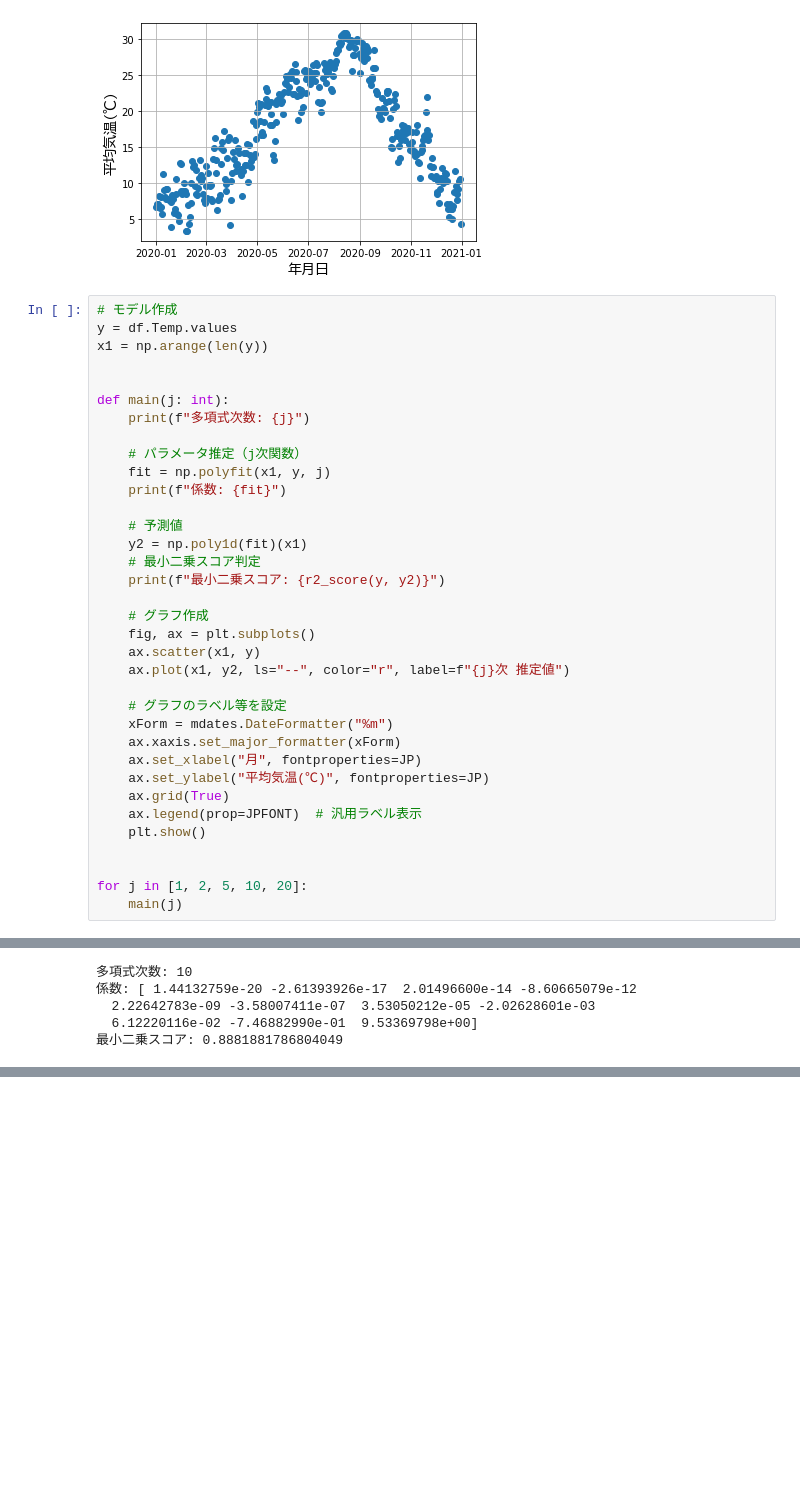
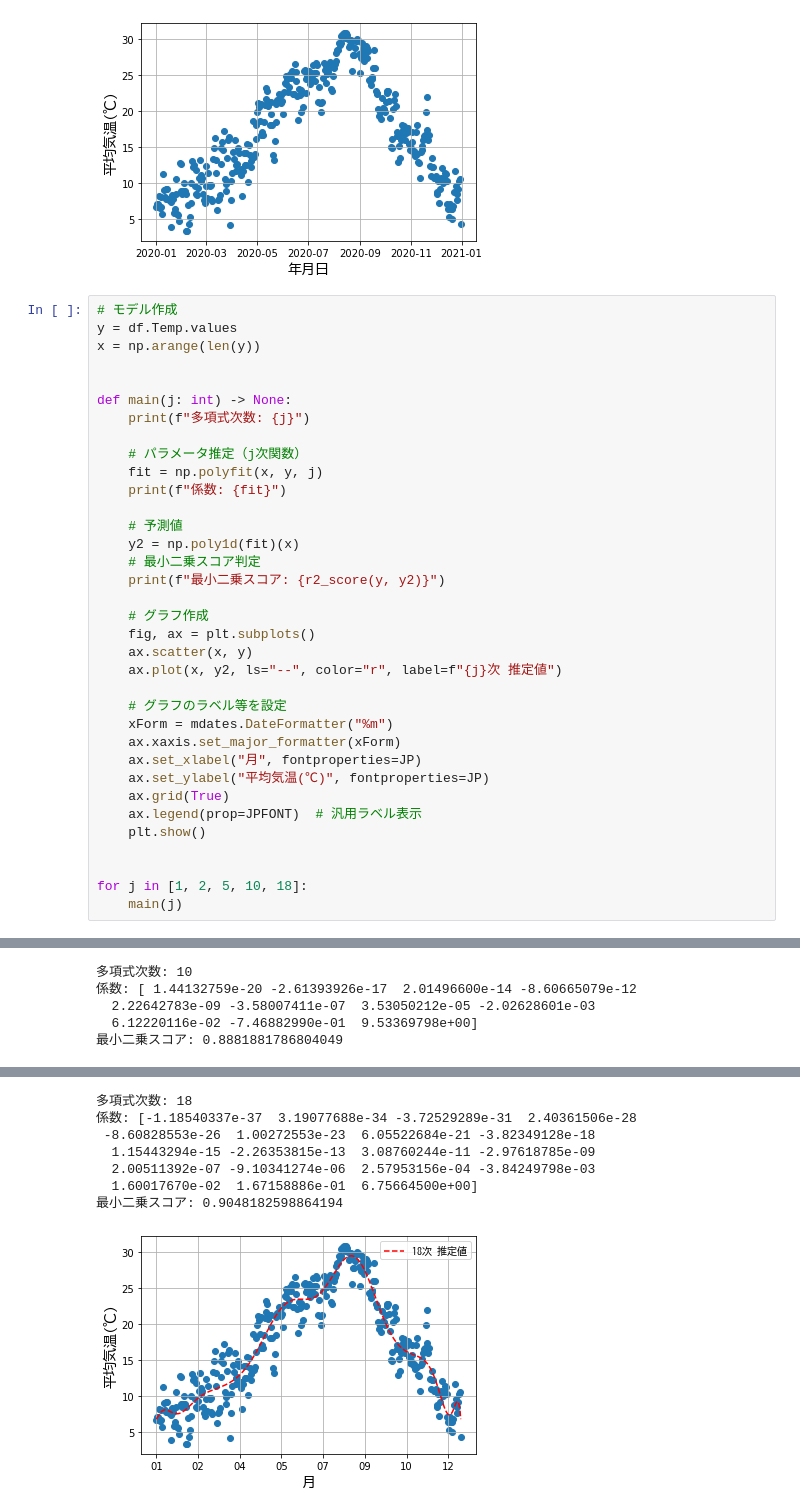
Before and after one commit to Arithmetic02/Study-AI, a Jupyter notebook: 機械学習（2_非線形回帰モデル）/Exercises-1.ipynb, the cells around one changed output, grey strips where cells are left out. Saved outputs shown, nothing was run; the diff lists cells and outputs as text; blank space fills up the shorter version.

```diff
--- a/機械学習（2_非線形回帰モデル）/Exercises-1.ipynb
+++ b/機械学習（2_非線形回帰モデル）/Exercises-1.ipynb
@@ -36,55 +36,63 @@ plt.show()
 # %%
 # モデル作成
 y = df.Temp.values
-x1 = np.arange(len(y))
+x = np.arange(len(y))
 
 
-def main(j: int):
+def main(j: int) -> None:
     print(f"多項式次数: {j}")
 
     # パラメータ推定（j次関数）
-    fit = np.polyfit(x1, y, j)
+    fit = np.polyfit(x, y, j)
     print(f"係数: {fit}")
 
     # 予測値
-    y2 = np.poly1d(fit)(x1)
+    y2 = np.poly1d(fit)(x)
     # 最小二乗スコア判定
     print(f"最小二乗スコア: {r2_score(y, y2)}")
 
     # グラフ作成
     fig, ax = plt.subplots()
-    ax.scatter(x1, y)
-    ax.plot(x1, y2, ls="--", color="r", label=f"{j}次 推定値")
+    ax.scatter(x, y)
+    ax.plot(x, y2, ls="--", color="r", label=f"{j}次 推定値")
 
     # グラフのラベル等を設定
     xForm = mdates.DateFormatter("%m")
     ax.xaxis.set_major_formatter(xForm)
     ax.set_xlabel("月", fontproperties=JP)
     ax.set_ylabel("平均気温(℃)", fontproperties=JP)
     ax.grid(True)
     ax.legend(prop=JPFONT)  # 汎用ラベル表示
     plt.show()
 
 
-for j in [1, 2, 5, 10, 20]:
+for j in [1, 2, 5, 10, 18]:
     main(j)
 # %% [output]
 多項式次数: 1
 係数: [ 0.02171371 13.04353122]
 最小二乗スコア: 0.09689904105466995
 [figure]
 多項式次数: 2
 係数: [-0.00058739  0.23611272  0.03665797]
 最小二乗スコア: 0.7301399849413339
 [figure]
 多項式次数: 5
 係数: [ 1.12235695e-10 -8.65427126e-08  1.91496002e-05 -1.05504432e-03
   5.46200219e-02  7.14211594e+00]
 最小二乗スコア: 0.8746518568959334
 [figure]
 多項式次数: 10
 係数: [ 1.44132759e-20 -2.61393926e-17  2.01496600e-14 -8.60665079e-12
   2.22642783e-09 -3.58007411e-07  3.53050212e-05 -2.02628601e-03
   6.12220116e-02 -7.46882990e-01  9.53369798e+00]
 最小二乗スコア: 0.8881881786804049
 [figure]
+多項式次数: 18
+係数: [-1.18540337e-37  3.19077688e-34 -3.72529289e-31  2.40361506e-28
+ -8.60828553e-26  1.00272553e-23  6.05522684e-21 -3.82349128e-18
+  1.15443294e-15 -2.26353815e-13  3.08760244e-11 -2.97618785e-09
+  2.00511392e-07 -9.10341274e-06  2.57953156e-04 -3.84249798e-03
+  1.60017670e-02  1.67158886e-01  6.75664500e+00]
+最小二乗スコア: 0.9048182598864194
+[figure, added]
```
Also changed, not shown: parts of 1 cell of this notebook, 1 other file.
